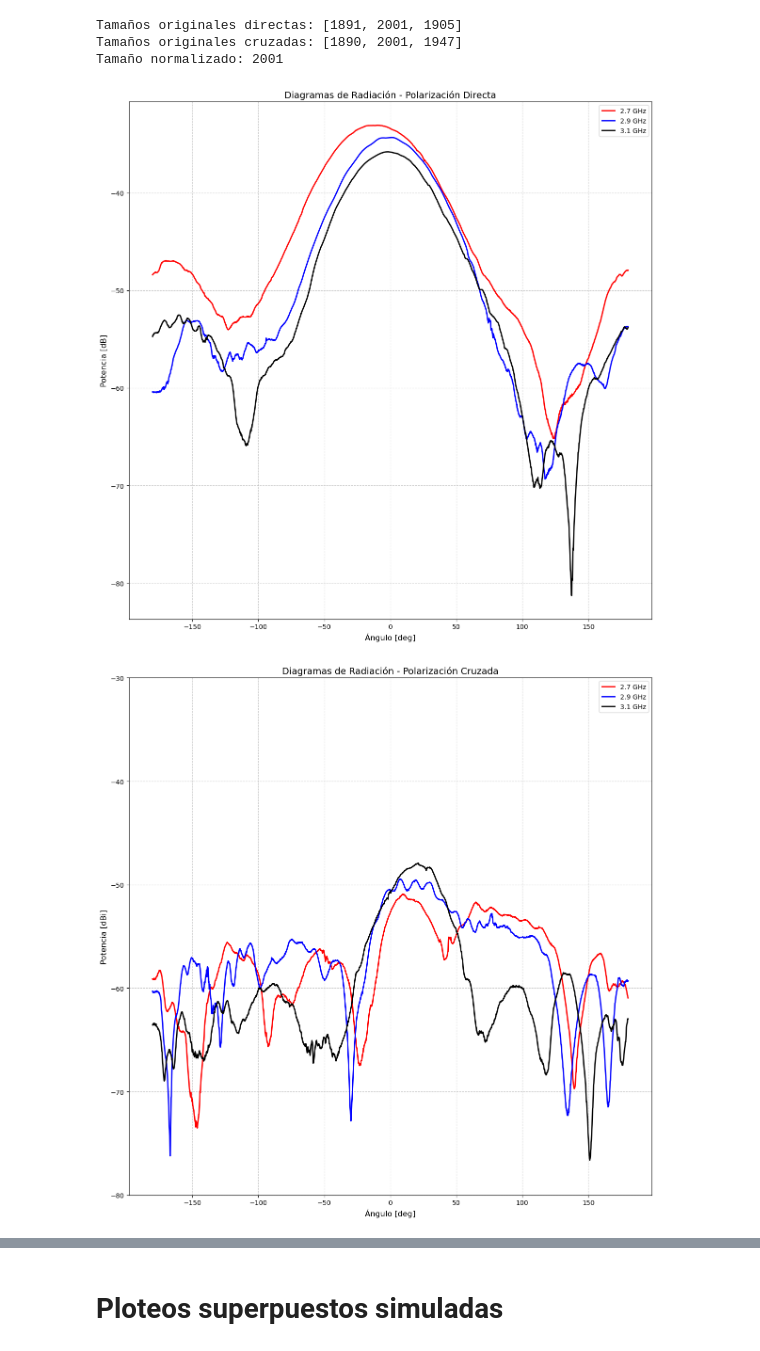
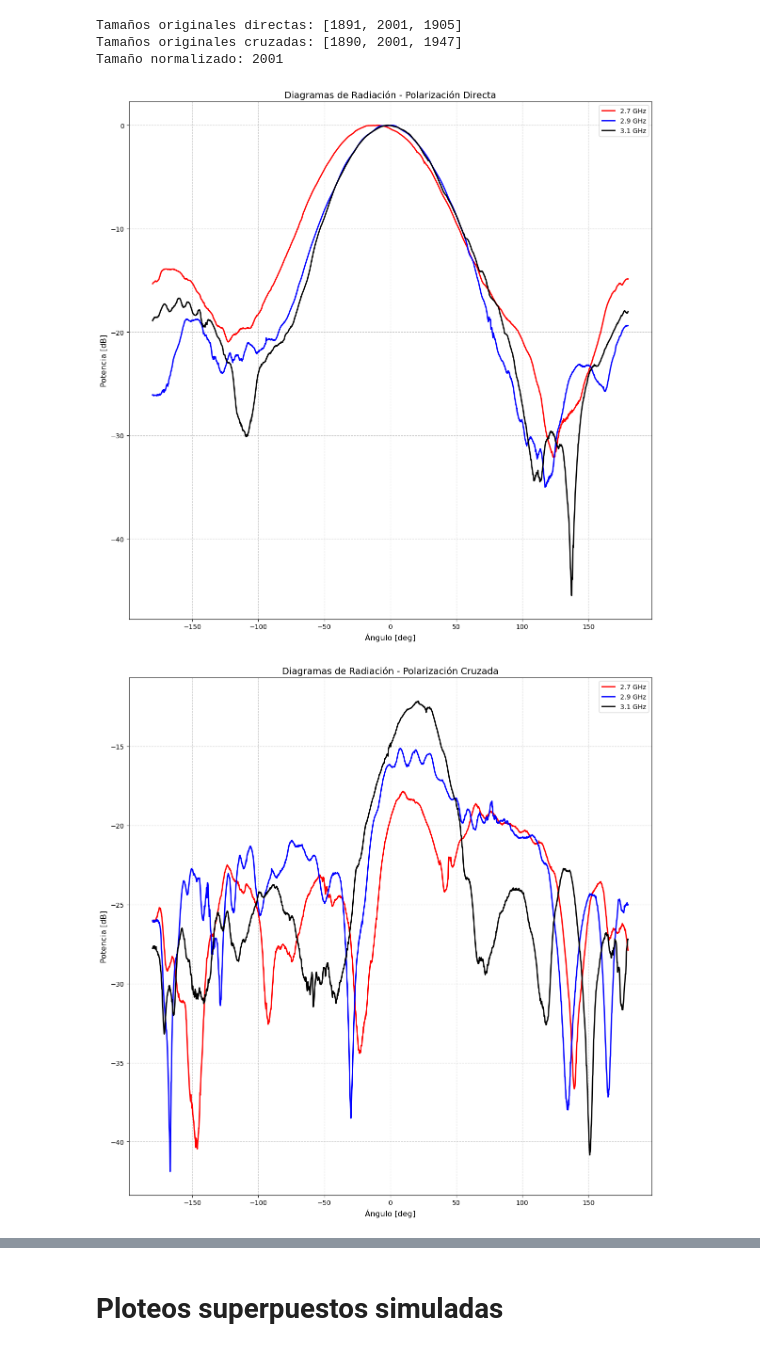
Before and after one commit to SimonAulet/antenas_lab2, a Jupyter notebook: Ploteos_2.ipynb, the cells around one changed output, grey strips where cells are left out. Drawn from its saved outputs; the diff is of its cells as text; code cells hidden in the pictures.

Commit message:
modifico ploteos generales para normalizar directa y cruzada en simultaneo

```diff
--- a/Ploteos_2.ipynb
+++ b/Ploteos_2.ipynb
@@ -22,9 +22,46 @@ cruzada_simulada_31 = load_sa_data('./simulaciones/cruzada_3.1GHz.DAT')
 # %% [markdown]
 Ploteo superpuesto de mediciónes reales
 # %%
-directas_medidas_db = {'deg': directa_medida_27.convert_to_degree(min_deg=-180, max_deg=180), '2.7GHz': directa_medida_27.convert_to_dBm(), '2.9GHz': directa_medida_29.convert_to_dBm(), '3.1GHz': directa_medida_31.convert_to_dBm()}
+# Normalización global: usar el máximo de la polarización directa como referencia para cada frecuencia
+def normalize_with_global_reference(direct_data, cross_data):
+    """
+    Normaliza datos usando el máximo de la polarización directa como referencia global
+    """
+    # Obtener datos en unidades originales (dBm o dBi)
+    direct_y_unit = direct_data.header_data.get('y-Unit', '').upper()
+    cross_y_unit = cross_data.header_data.get('y-Unit', '').upper()
+
+    # Verificar que ambas mediciones tengan las mismas unidades
+    if direct_y_unit != cross_y_unit:
+        raise ValueError(f"Unidades inconsistentes: directa={direct_y_unit}, cruzada={cross_y_unit}")
+
+    # Obtener datos en unidades originales
+    if direct_y_unit in ['DBM', 'dBm', 'DBM;']:
+        direct_original = direct_data.data['y1'].copy()
+        cross_original = cross_data.data['y1'].copy()
+    elif direct_y_unit in ['DBI', 'dBi', 'DBI;']:
+        direct_original = direct_data.data['y1'].copy()
+        cross_original = cross_data.data['y1'].copy()
+    else:
+        raise ValueError(f"Unidad no reconocida: {direct_y_unit}")
+
+    # Encontrar el máximo de la polarización directa
+    global_max = np.max(direct_original)
+
+    # Normalizar ambos conjuntos con respecto al mismo máximo
+    direct_normalized = direct_original - global_max
+    cross_normalized = cross_original - global_max
+
+    return direct_normalized, cross_normalized
+
+# Aplicar normalización global para cada frecuencia
+directa_27_norm, cruzada_27_norm = normalize_with_global_reference(directa_medida_27, cruzada_medida_27)
+directa_29_norm, cruzada_29_norm = normalize_with_global_reference(directa_medida_29, cruzada_medida_29)
+directa_31_norm, cruzada_31_norm = normalize_with_global_reference(directa_medida_31, cruzada_medida_31)
+
+directas_medidas_db = {'deg': directa_medida_27.convert_to_degree(min_deg=-180, max_deg=180), '2.7GHz': directa_27_norm, '2.9GHz': directa_29_norm, '3.1GHz': directa_31_norm}
 # %%
-cruzadas_medidas_db = {'deg': cruzada_medida_27.convert_to_degree(min_deg=-180, max_deg=180), '2.7GHz': cruzada_medida_27.convert_to_dBm(), '2.9GHz': cruzada_medida_29.convert_to_dBm(), '3.1GHz': cruzada_medida_31.convert_to_dBm()}
+cruzadas_medidas_db = {'deg': cruzada_medida_27.convert_to_degree(min_deg=-180, max_deg=180), '2.7GHz': cruzada_27_norm, '2.9GHz': cruzada_29_norm, '3.1GHz': cruzada_31_norm}
 # %% [markdown]
 Por el recorte los ejes quedaron de distinta longitud. Normalizo promediando datos en el medio cuando no hay
 # %%
@@ -98,25 +135,24 @@ plt.tight_layout()
 plt.savefig('./ploteos/directa_medida.png',dpi=300)
 plt.show()
 # %% [output]
-[figure, old version]
+[figure, new version]
 # %%
 # Ploteo 2: Polarizaciones cruzadas con las tres frecuencias superpuestas
 plt.figure(figsize=(12, 12))
 plt.plot(cruzadas_medidas_db_norm['deg'], cruzadas_medidas_db_norm['2.7GHz'], 'r-', linewidth=2, label='2.7 GHz')
 plt.plot(cruzadas_medidas_db_norm['deg'], cruzadas_medidas_db_norm['2.9GHz'], 'b-', linewidth=2, label='2.9 GHz')
 plt.plot(cruzadas_medidas_db_norm['deg'], cruzadas_medidas_db_norm['3.1GHz'], 'k-', linewidth=2, label='3.1 GHz')
 
 plt.title('Diagramas de Radiación - Polarización Cruzada', fontsize=14)
-plt.ylim(-80, -30)
 plt.xlabel('Ángulo [deg]', fontsize=12)
-plt.ylabel('Potencia [dBi]', fontsize=12)
+plt.ylabel('Potencia [dB]', fontsize=12)
 plt.grid(True, linestyle='--', alpha=0.7)
 plt.legend()
 plt.tight_layout()
 plt.savefig('./ploteos/cruzada_medida.png',dpi=300)
 plt.show()
 # %% [output]
-[figure, old version]
+[figure, new version]
 # %%
 
 # Ploteo 3: Comparación directas vs cruzadas para las tres frecuencias
```
Also changed, not shown: parts of 5 cells of this notebook, 2 other files.
